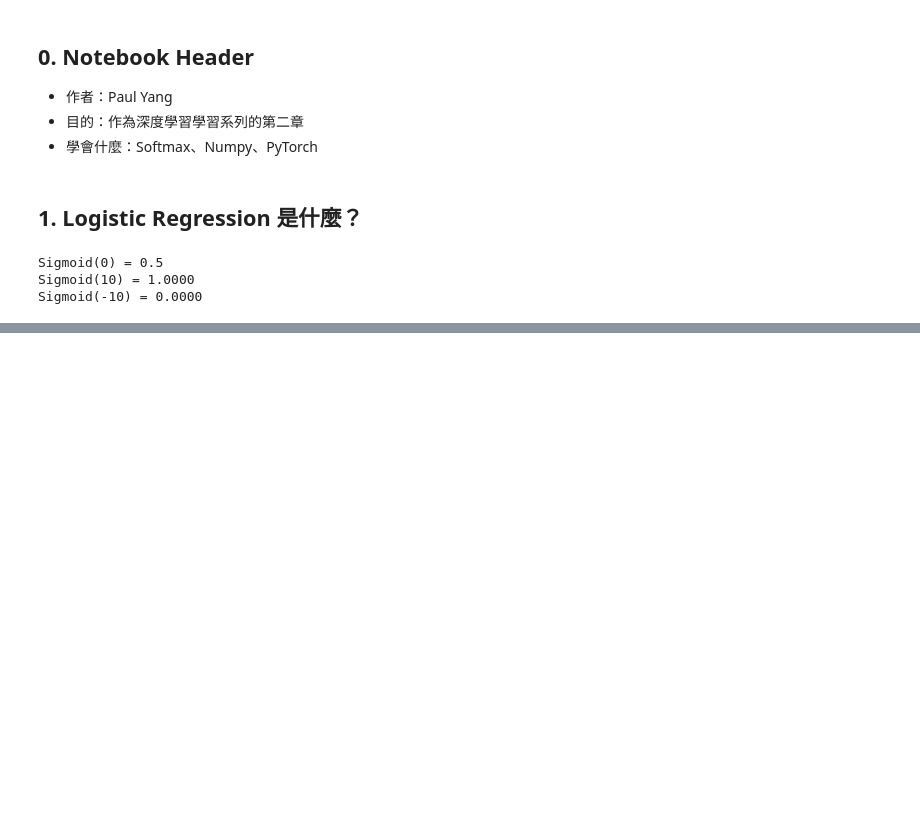
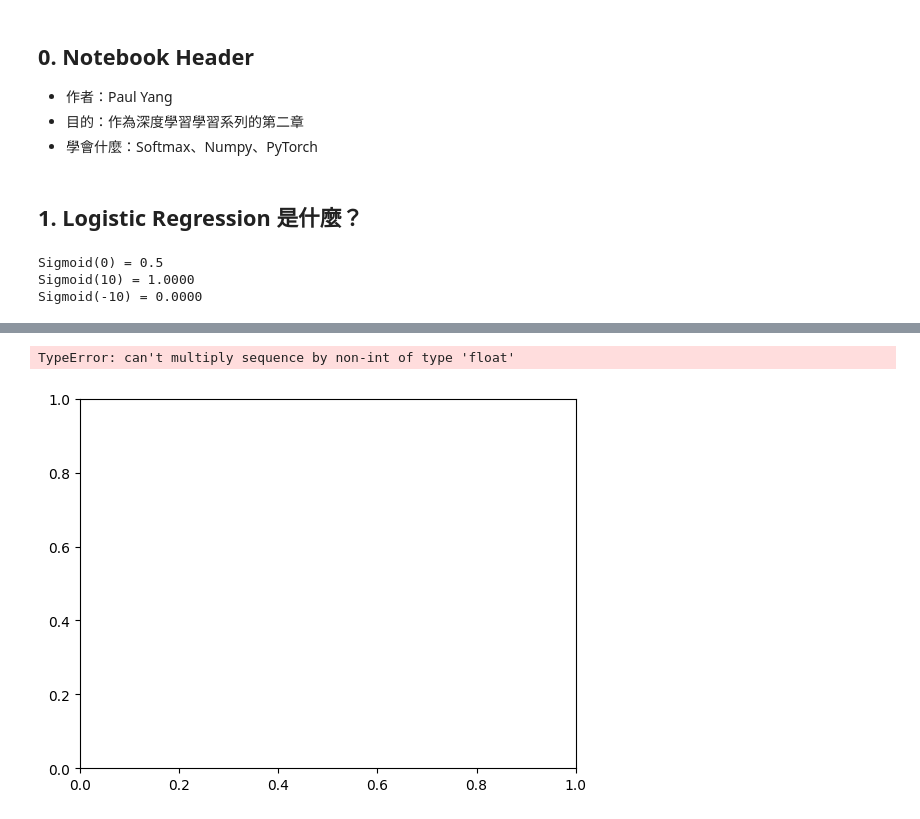
Before and after one commit to Paulyang80/DeepLearningLab, a Jupyter notebook: notebooks/02-logistic-regression.ipynb, the cells around one changed output, grey strips where cells are left out. Cells and saved outputs as stored; diff of their text form; code cells hidden in the pictures; blank space fills up the shorter version.

```diff
--- a/notebooks/02-logistic-regression.ipynb
+++ b/notebooks/02-logistic-regression.ipynb
@@ -29,0 +338,14 @@ Sigmoid(-10) = 0.0000
+# %%
+import matplotlib.pyplot as plt
+
+fig, ax = plt.subplots()
+
+ax.plot(X, w * X + b, color='green', label='Decision Boundary')
+ax.set_xlabel('X')
+ax.set_ylabel('Y')
+ax.set_title('Logistic Regression Decision Boundary')
+ax.legend()
+plt.show()
+# %% [output]
+TypeError: can't multiply sequence by non-int of type 'float'
+[figure, added]
```
Also changed, not shown: parts of 16 cells of this notebook.
